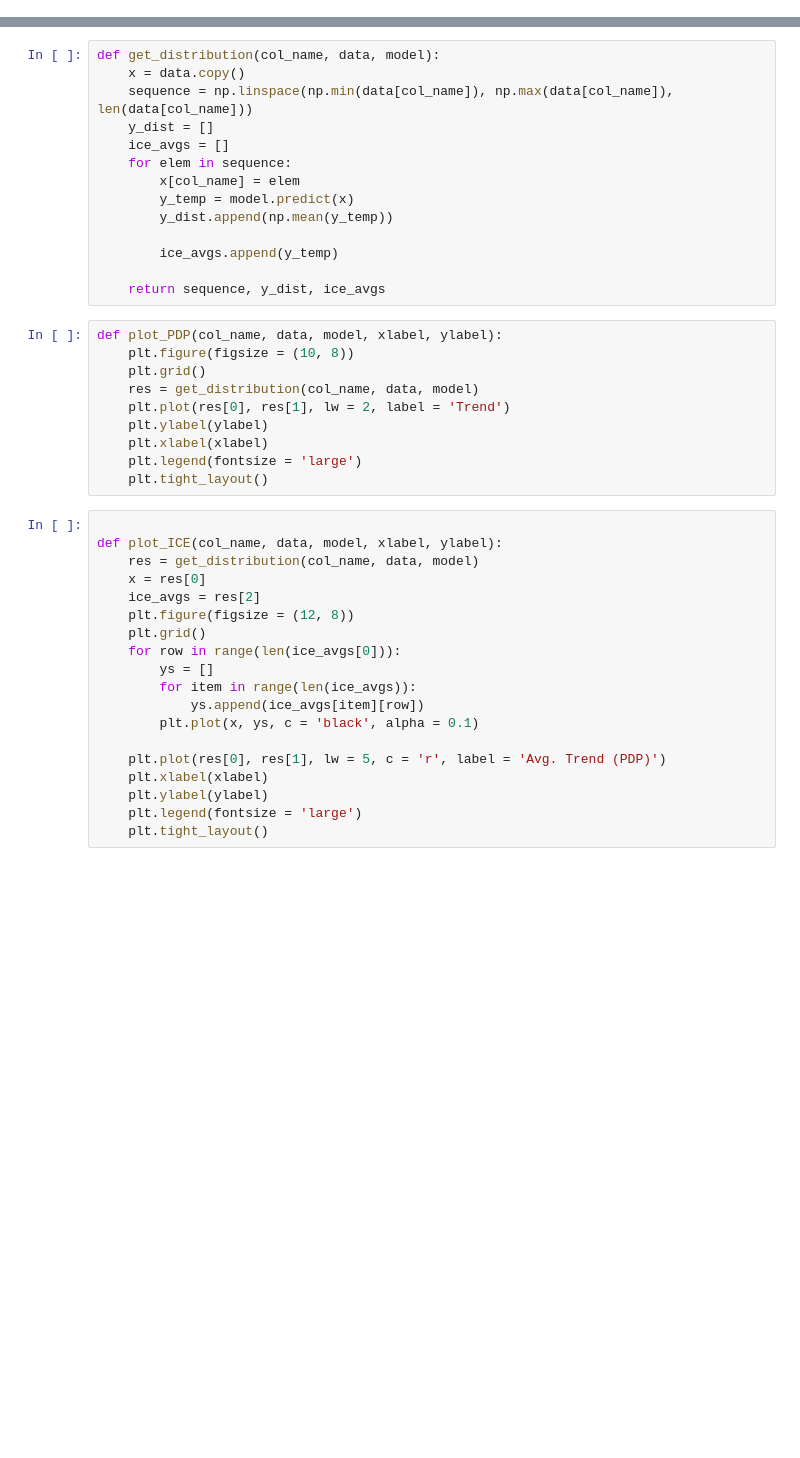
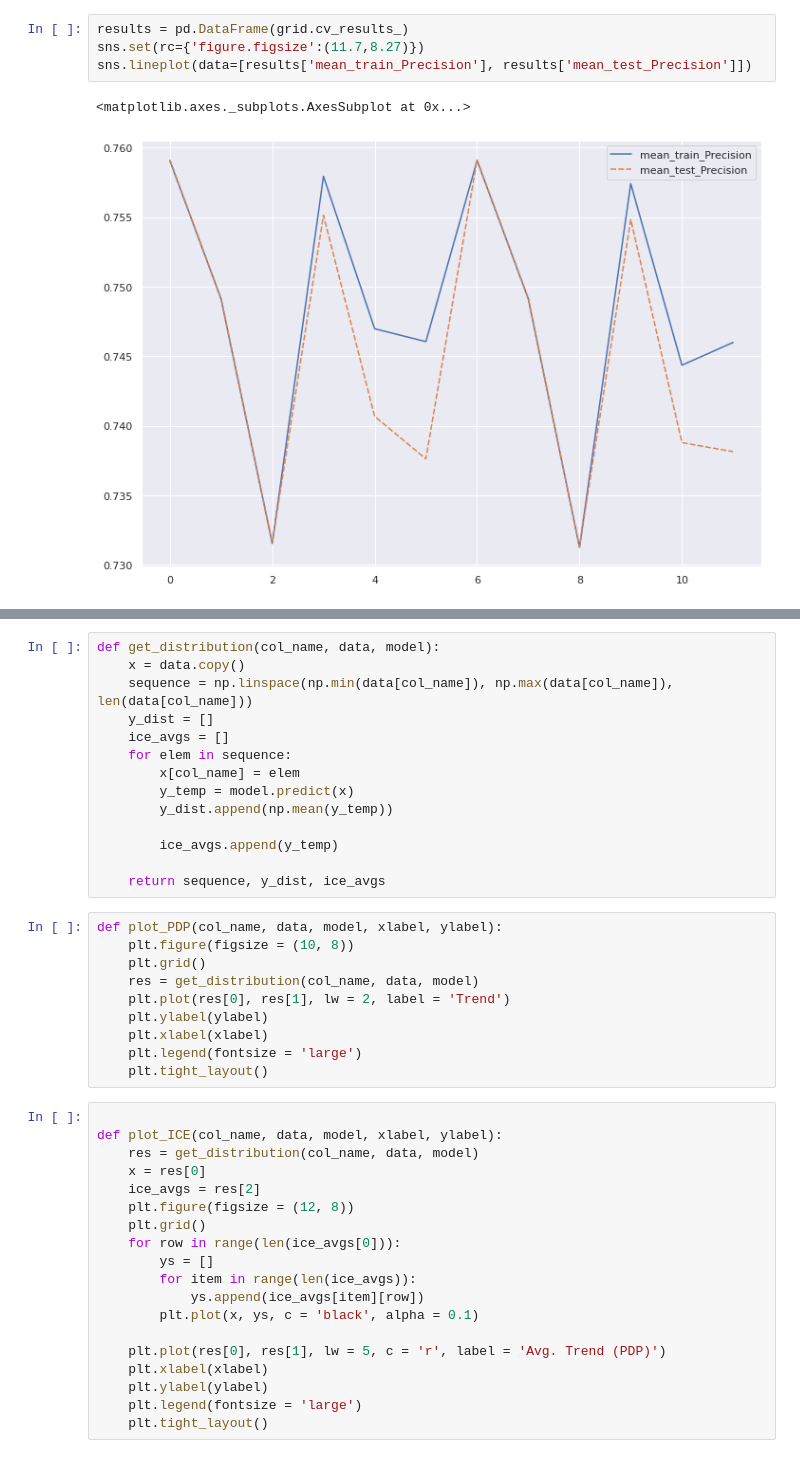
Before and after one commit to LeoVogiatzis/medical_data_analysis, a Jupyter notebook: notebooks/interpretable_machine_learning/cardio_train_interpretable_learning.ipynb, the cells around one changed output, grey strips where cells are left out. Drawn from its saved outputs; the diff is of its cells as text; blank space fills up the shorter version.

```diff
--- a/notebooks/interpretable_machine_learning/cardio_train_interpretable_learning.ipynb
+++ b/notebooks/interpretable_machine_learning/cardio_train_interpretable_learning.ipynb
@@ -95,0 +187,7 @@ Accuracy: 73.81%
+# %%
+results = pd.DataFrame(grid.cv_results_)
+sns.set(rc={'figure.figsize':(11.7,8.27)})
+sns.lineplot(data=[results['mean_train_Precision'], results['mean_test_Precision']])
+# %% [output]
+<matplotlib.axes._subplots.AxesSubplot at 0x...>
+[figure, added]
```
Also changed, not shown: parts of 57 cells of this notebook, 7 other files.
